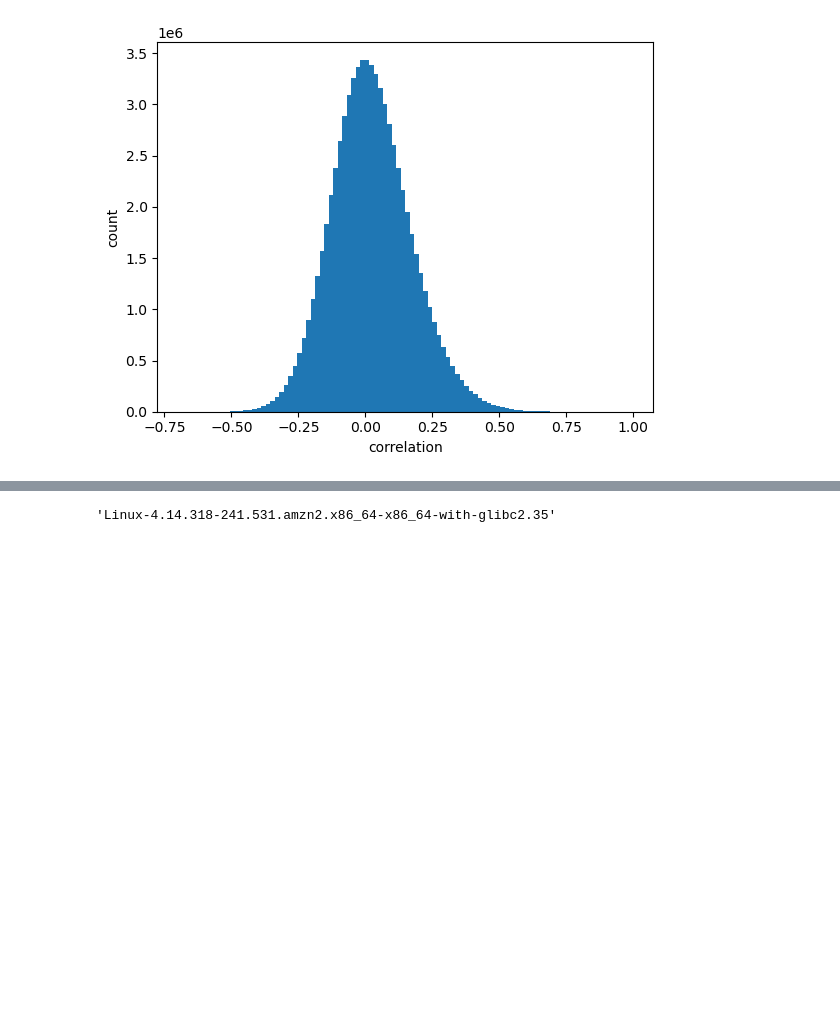
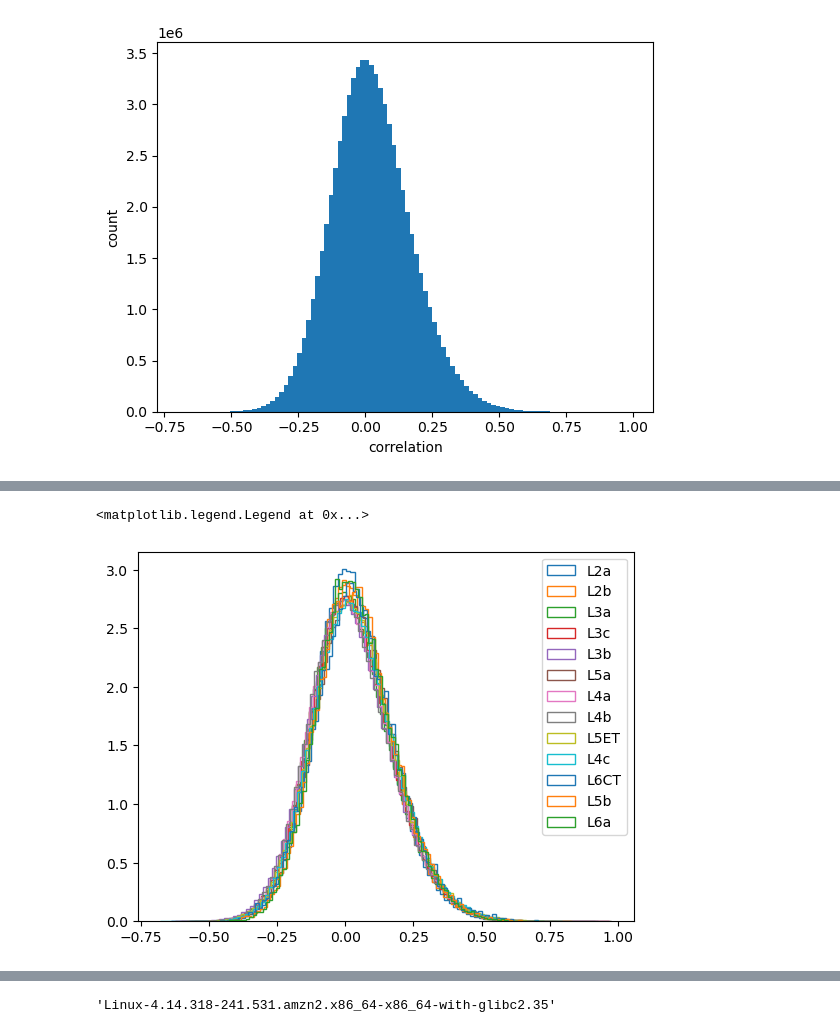
Before and after one commit to AllenInstitute/SWDB_CellTypeFunction, a Jupyter notebook: workshop2/InSilicoStimulus.ipynb, the cells around one changed output, grey strips where cells are left out. Drawn from its saved outputs; the diff is of its cells as text; code cells hidden in the pictures; blank space fills up the shorter version.

```diff
--- a/workshop2/InSilicoStimulus.ipynb
+++ b/workshop2/InSilicoStimulus.ipynb
@@ -129,0 +133,10 @@ ct_df
+# %%
+for cell_type in ct_merge_df.cell_type.unique():
+    ctindex=ct_merge_df.query(f'cell_type=="{cell_type}"').index
+    tempc= corr[ctindex, :][:,ctindex]
+    if (len(ctindex)>100):
+        plt.hist(tempc[np.triu_indices_from(tempc,1)], bins=100, density=True, histtype='step', label=cell_type)
+plt.legend()
+# %% [output]
+<matplotlib.legend.Legend at 0x...>
+[figure, added]
```
Also changed, not shown: parts of 18 cells of this notebook, 2 other files.
